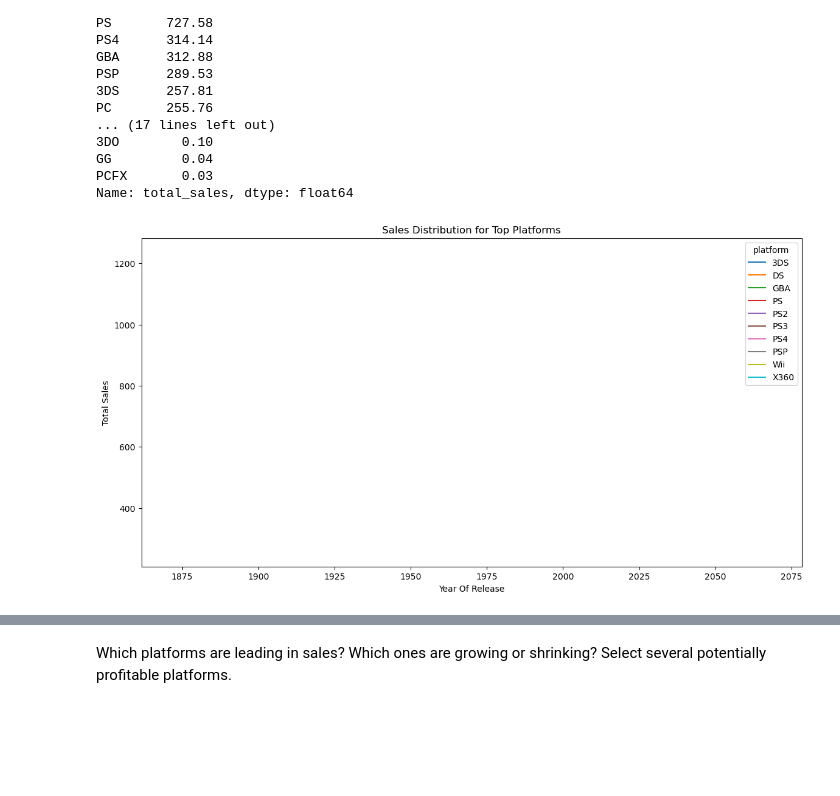
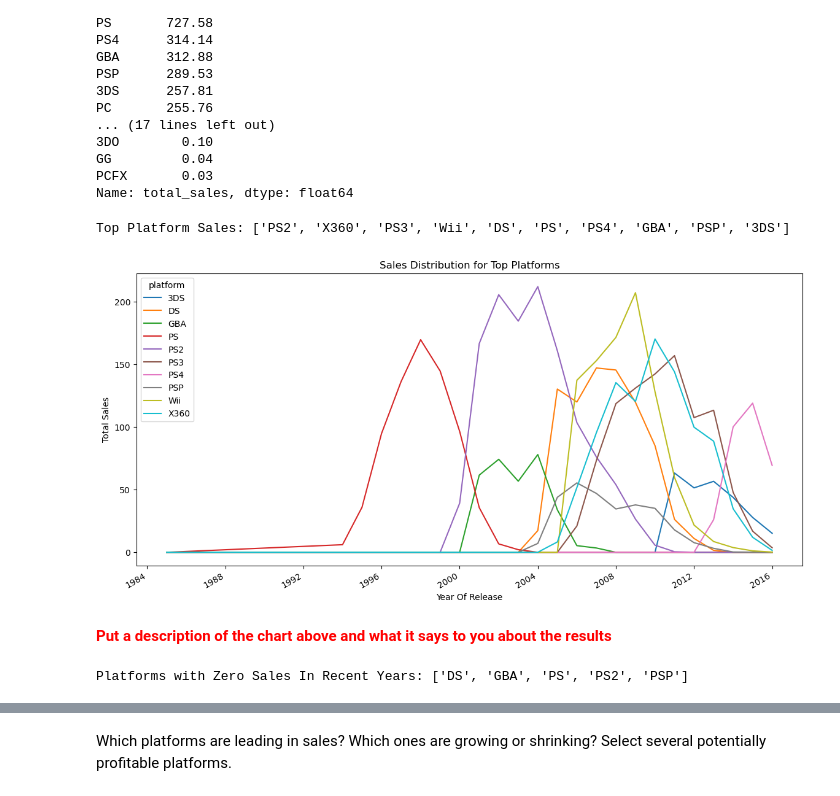
Before and after one commit to becominggiant/game_analysis, a Jupyter notebook: EDA.ipynb, the cells around one changed output, grey strips where cells are left out. Saved outputs shown, nothing was run; the diff lists cells and outputs as text; code cells hidden in the pictures; blank space fills up the shorter version.

```diff
--- a/EDA.ipynb
+++ b/EDA.ipynb
@@ -311,17 +311,29 @@ PCFX       0.03
 Name: total_sales, dtype: float64
 # %%
 top_platform_data = total_sales_by_platform.head(10).index.tolist()
-top_platform_data
+print("Top Platform Sales:", top_platform_data)
 #build sales distribution for each year for each platform
-df_aggregate['year_of_release'] = pd.to_datetime(df_aggregate['year_of_release']).dt.year
+
+
 #filter the data for popular platforms
 top_platform_filter = df_aggregate[df_aggregate['platform'].isin(top_platform_data)]
 sales_distribution = top_platform_filter.pivot_table(values='total_sales', index='year_of_release', columns='platform', aggfunc='sum', fill_value=0)
+
 sales_distribution.plot(kind='line', figsize=(14,7))
 plt.xlabel('Year Of Release')
 plt.ylabel('Total Sales')
 plt.title('Sales Distribution for Top Platforms')
 
 plt.show()
 # %% [output]
+Top Platform Sales: ['PS2', 'X360', 'PS3', 'Wii', 'DS', 'PS', 'PS4', 'GBA', 'PSP', '3DS']
-[figure, old version]
+[figure, new version]
+# %% [markdown]
+<b><font color='red'>Put a description of the chart above and what it says to you about the results</font></b>
+# %%
+most_recent_year = df_aggregate['year_of_release'].max()
+
+platforms_with_zero_sales = sales_distribution.columns[sales_distribution.loc[most_recent_year] == 0].tolist()
+print("Platforms with Zero Sales In Recent Years:", platforms_with_zero_sales)
+# %% [output]
+Platforms with Zero Sales In Recent Years: ['DS', 'GBA', 'PS', 'PS2', 'PSP']
```
Also changed, not shown: parts of 7 cells of this notebook.
